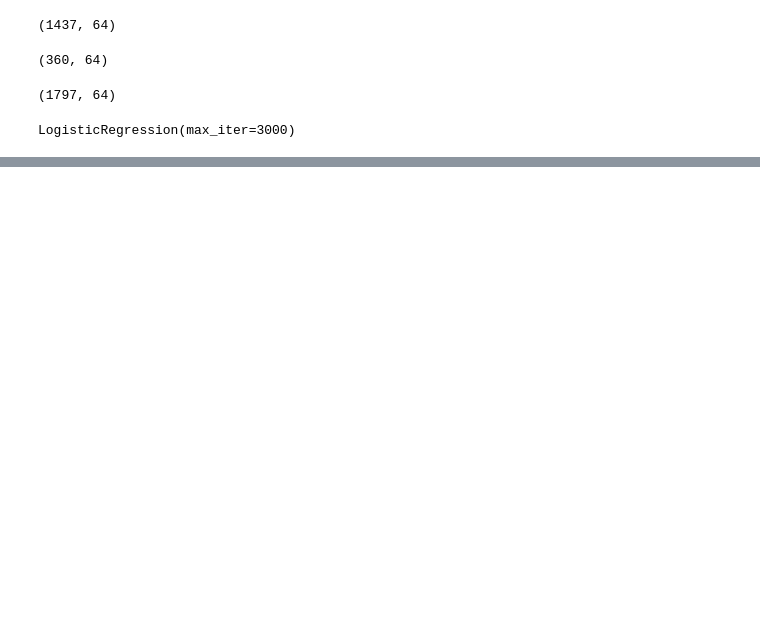
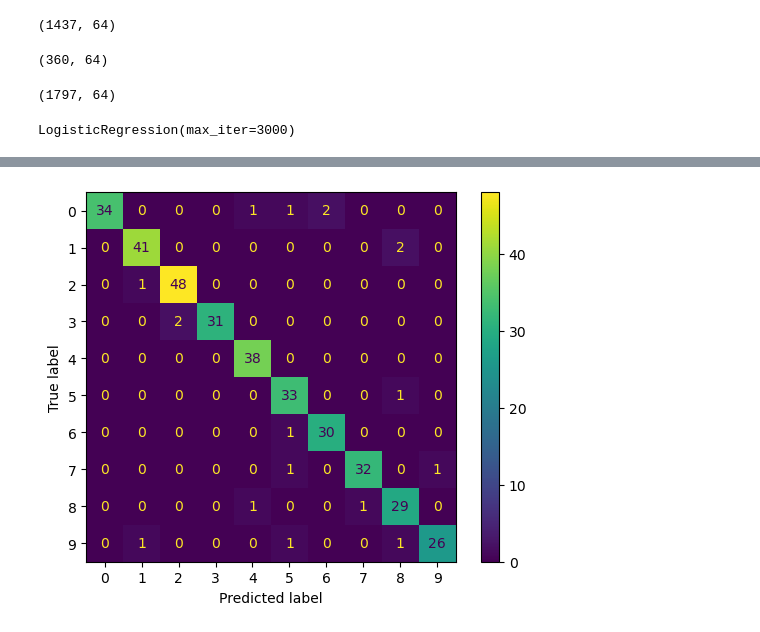
Before and after one commit to Harsh26/Machine-Learning, a Jupyter notebook: ML/Week 2/Logistic Regression with Sklearn (Multi-class Classification).ipynb, the cells around one changed output, grey strips where cells are left out. Cells and saved outputs as stored; diff of their text form; code cells hidden in the pictures; blank space fills up the shorter version.

```diff
--- a/ML/Week 2/Logistic Regression with Sklearn (Multi-class Classification).ipynb
+++ b/ML/Week 2/Logistic Regression with Sklearn (Multi-class Classification).ipynb
@@ -120,0 +121,6 @@ model.score(Xtest, ytest)
+# %%
+ypredicted = model.predict(Xtest)
+# %%
+from sklearn.metrics import confusion_matrix, ConfusionMatrixDisplay
+cm = confusion_matrix(ytest, ypredicted)
+cm
@@ -120,0 +138,7 @@ model.score(Xtest, ytest)
+# %%
+cm_display = ConfusionMatrixDisplay(confusion_matrix = cm, display_labels = [0, 1, 2, 3, 4, 5, 6, 7, 8, 9])
+
+cm_display.plot()
+plt.show()
+# %% [output]
+[figure, added]
```
Also changed, not shown: parts of 22 cells of this notebook, 12 other files.
